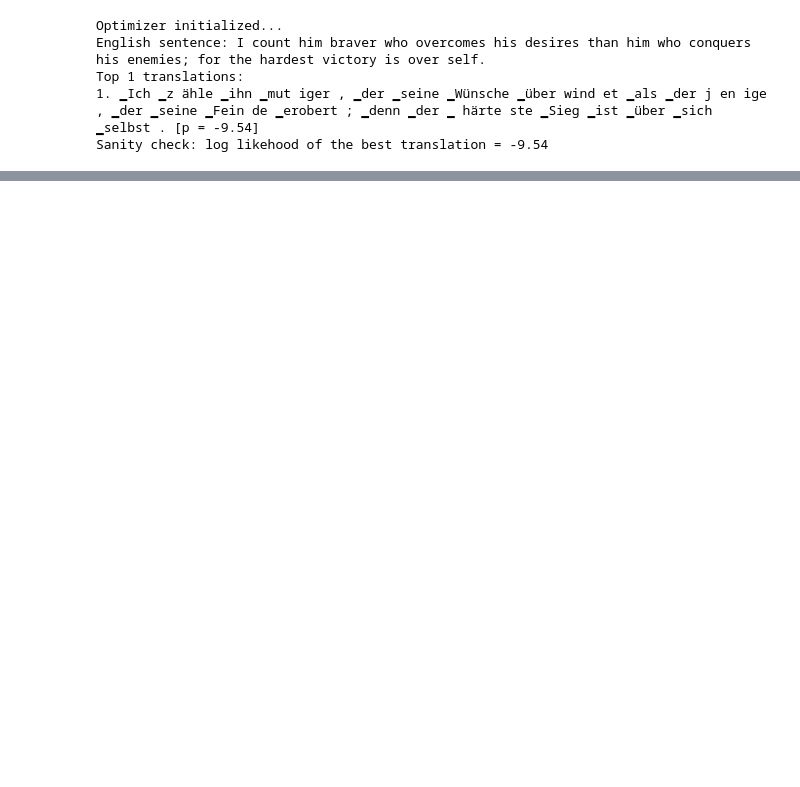
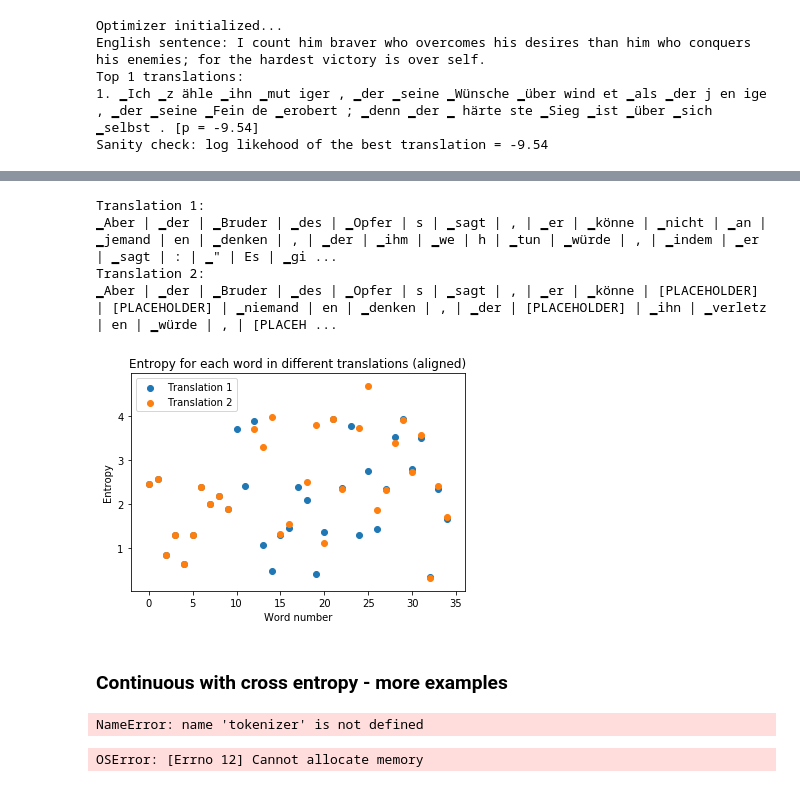
Before and after one commit to pmaslankowski/OpenNMT-py, a Jupyter notebook: research/notebook.ipynb, the cells around one changed output, grey strips where cells are left out. Drawn from its saved outputs; the diff is of its cells as text; code cells hidden in the pictures; blank space fills up the shorter version.

```diff
--- a/research/notebook.ipynb
+++ b/research/notebook.ipynb
@@ -437,0 +709,51 @@ Sanity check: log likehood of the best translation = -9.54
+# %%
+def plot_aligned_entropies(trans_i, trans_j):
+    plt.title('Entropy for each word in different translations (aligned)')
+    plt.xlabel('Word number')
+    plt.ylabel('Entropy')
+
+    aligner = Aligner()
+    aligned_i, aligned_j = aligner.align(trans_i, trans_j)
+
+    logprobs_i = scorer.score_probabilities_for_each_word(english_tok, trans_i)
+    probs_i = np.exp(logprobs_i)
+    logprobs_j = scorer.score_probabilities_for_each_word(english_tok, trans_j)
+    probs_j = np.exp(logprobs_j)
+
+    words = np.arange(len(aligned_i))
+    entropies_i = []
+    k = 0
+    for word in aligned_i:
+        if word == '[PLACEHOLDER]':
+            entropies_i += [-1.]
+        else:
+            entropies_i += [entropy(probs_i[k, :])]
+            k += 1
+    entropies_i = np.array(entropies_i)
+
+    entropies_j = []
+    k = 0
+    for word in aligned_j:
+        if word == '[PLACEHOLDER]':
+            entropies_j += [-1.]
+        else:
+            entropies_j += [entropy(probs_j[k, :])]
+            k += 1
+    entropies_j = np.array(entropies_j)
+
+    plt.scatter(words[entropies_i >= 0.], entropies_i[entropies_i >= 0.], label=f'Translation 1')
+    plt.scatter(words[entropies_j >= 0.], entropies_j[entropies_j >= 0.], label=f'Translation 2')
+    print(f'Translation 1:\n{" | ".join(aligned_i)}')
+    print(f'Translation 2:\n{" | ".join(aligned_j)}')
+    print()
+    plt.legend()
+# %%
+plot_aligned_entropies(translations[0][:-1], greedy_translation, )
+# %% [output]
+Translation 1:
+▁Aber | ▁der | ▁Bruder | ▁des | ▁Opfer | s | ▁sagt | , | ▁er | ▁könne | ▁nicht | ▁an | ▁jemand | en | ▁denken | , | ▁der | ▁ihm | ▁we | h | ▁tun | ▁würde | , | ▁indem | ▁er | ▁sagt | : | ▁" | Es | ▁gi ...
+Translation 2:
+▁Aber | ▁der | ▁Bruder | ▁des | ▁Opfer | s | ▁sagt | , | ▁er | ▁könne | [PLACEHOLDER] | [PLACEHOLDER] | ▁niemand | en | ▁denken | , | ▁der | [PLACEHOLDER] | ▁ihn | ▁verletz | en | ▁würde | , | [PLACEH ...
+[figure, added]
+# %% [markdown]
+### Continuous with cross entropy - more examples
@@ -437,0 +808,8 @@ Sanity check: log likehood of the best translation = -9.54
+# %%
+perform_tests(k=50, initialization='greedy')
+# %% [output]
+NameError: name 'tokenizer' is not defined
+# %%
+perform_tests(k=50, initialization='beam', beamsize=5)
+# %% [output]
+OSError: [Errno 12] Cannot allocate memory
```
Also changed, not shown: parts of 24 cells of this notebook, 9 other files.
